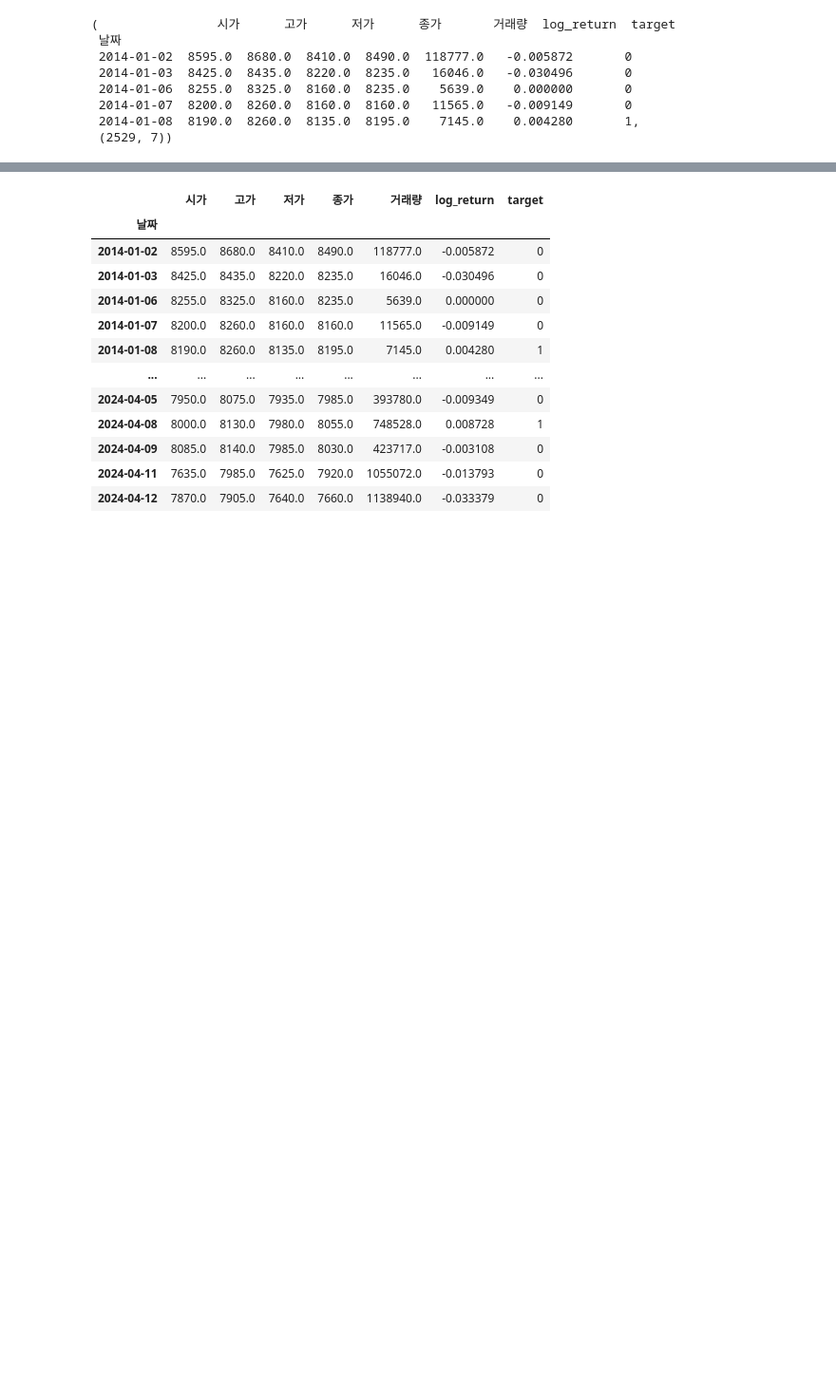
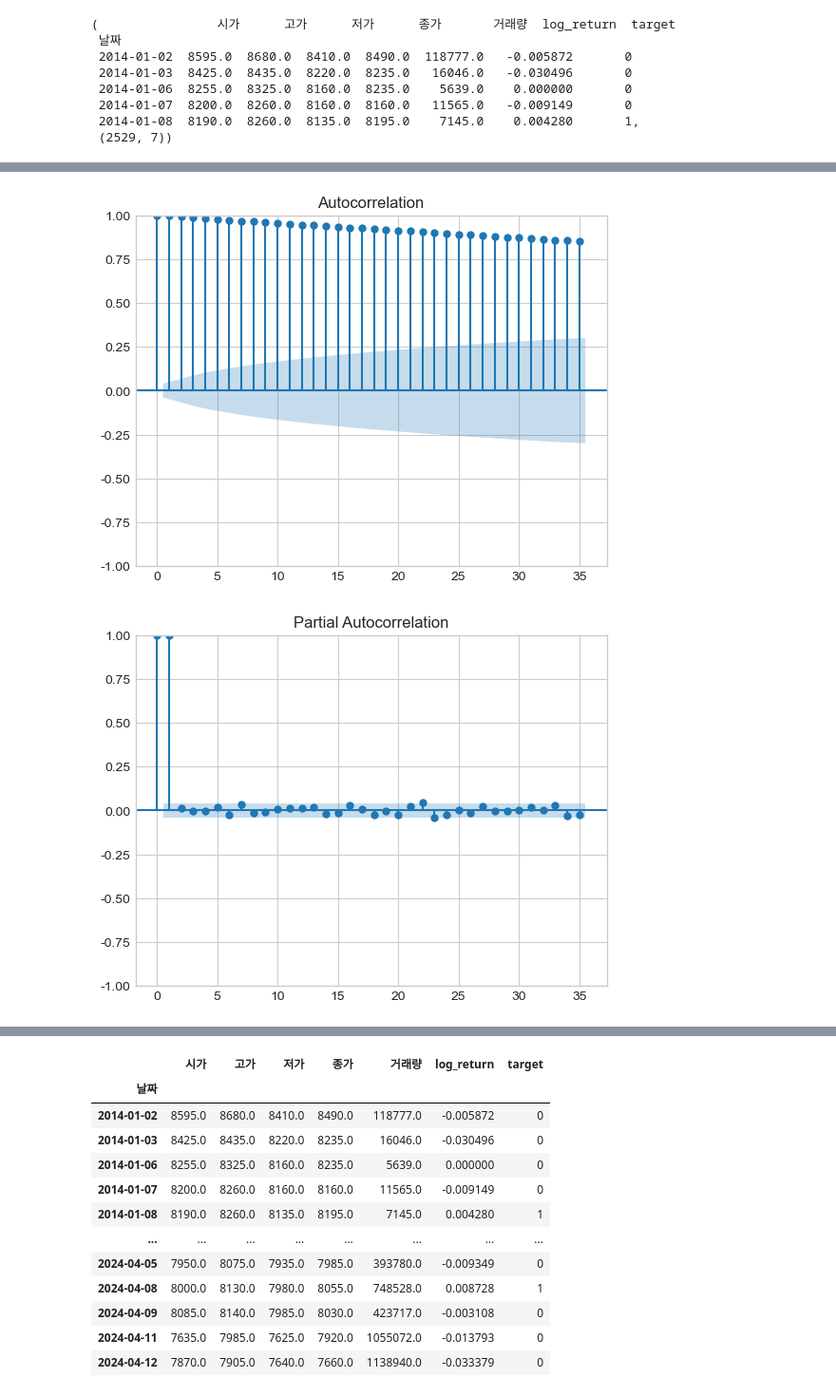
Before and after one commit to channy33/ML_pjt, a Jupyter notebook: BANK_pjt/BANK_pjt.ipynb, the cells around one changed output, grey strips where cells are left out. Shown at 95% size. Drawn from its saved outputs; the diff is of its cells as text; code cells hidden in the pictures; blank space fills up the shorter version.

```diff
--- a/BANK_pjt/BANK_pjt.ipynb
+++ b/BANK_pjt/BANK_pjt.ipynb
@@ -842,0 +956,8 @@ merged_df.head(), merged_df.shape
+# %%
+from statsmodels.graphics.tsaplots import plot_acf, plot_pacf
+plot_acf(data)
+plot_pacf(data)
+plt.show()
+# %% [output]
+[figure, added]
+[figure, added]
```
Also changed, not shown: parts of 55 cells of this notebook.
